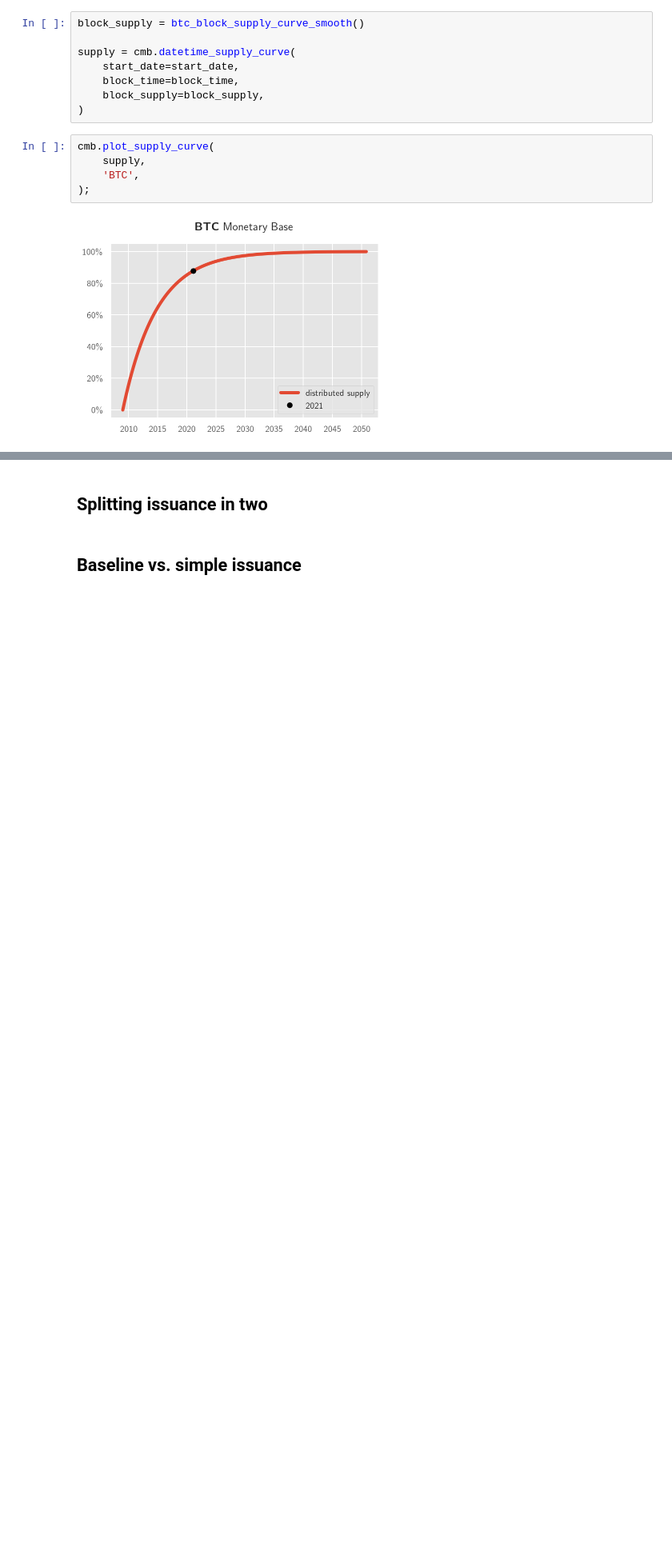
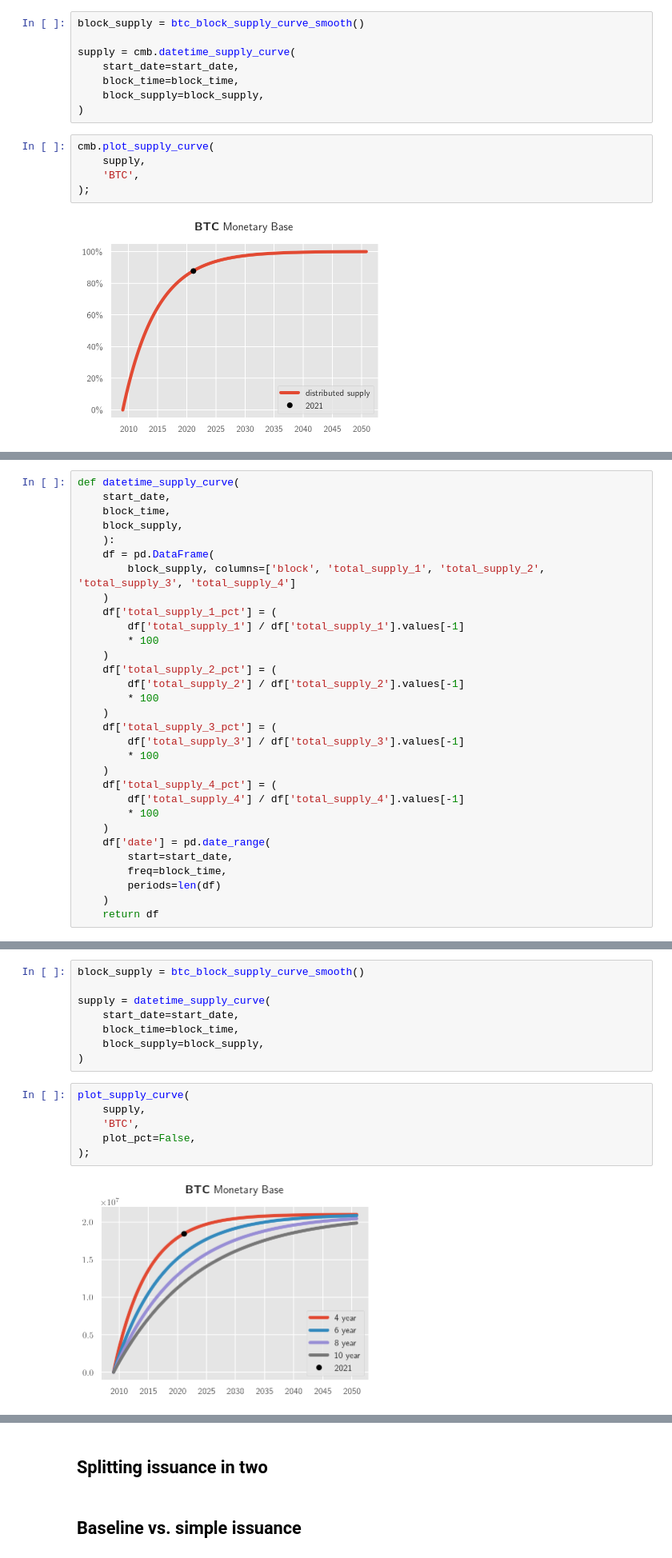
Before and after one commit to lrettig/crypto-monetary-base, a Jupyter notebook: jupyter-notebooks/SMH.ipynb, the cells around one changed output, grey strips where cells are left out. Shown at 80% size. Drawn from its saved outputs; the diff is of its cells as text; blank space fills up the shorter version.

```diff
--- a/jupyter-notebooks/SMH.ipynb
+++ b/jupyter-notebooks/SMH.ipynb
@@ -121,0 +142,31 @@ cmb.plot_supply_curve(
+# %%
+def datetime_supply_curve(
+    start_date,
+    block_time,
+    block_supply,
+    ):
+    df = pd.DataFrame(
+        block_supply, columns=['block', 'total_supply_1', 'total_supply_2', 'total_supply_3', 'total_supply_4']
+    )
+    df['total_supply_1_pct'] = (
+        df['total_supply_1'] / df['total_supply_1'].values[-1]
+        * 100
+    )
+    df['total_supply_2_pct'] = (
+        df['total_supply_2'] / df['total_supply_2'].values[-1]
+        * 100
+    )
+    df['total_supply_3_pct'] = (
+        df['total_supply_3'] / df['total_supply_3'].values[-1]
+        * 100
+    )
+    df['total_supply_4_pct'] = (
+        df['total_supply_4'] / df['total_supply_4'].values[-1]
+        * 100
+    )
+    df['date'] = pd.date_range(
+        start=start_date,
+        freq=block_time,
+        periods=len(df)
+    )
+    return df
@@ -121,0 +265,16 @@ cmb.plot_supply_curve(
+# %%
+block_supply = btc_block_supply_curve_smooth()
+
+supply = datetime_supply_curve(
+    start_date=start_date,
+    block_time=block_time,
+    block_supply=block_supply,
+)
+# %%
+plot_supply_curve(
+    supply,
+    'BTC',
+    plot_pct=False,
+);
+# %% [output]
+[figure, added]
```
Also changed, not shown: parts of 7 cells of this notebook.
